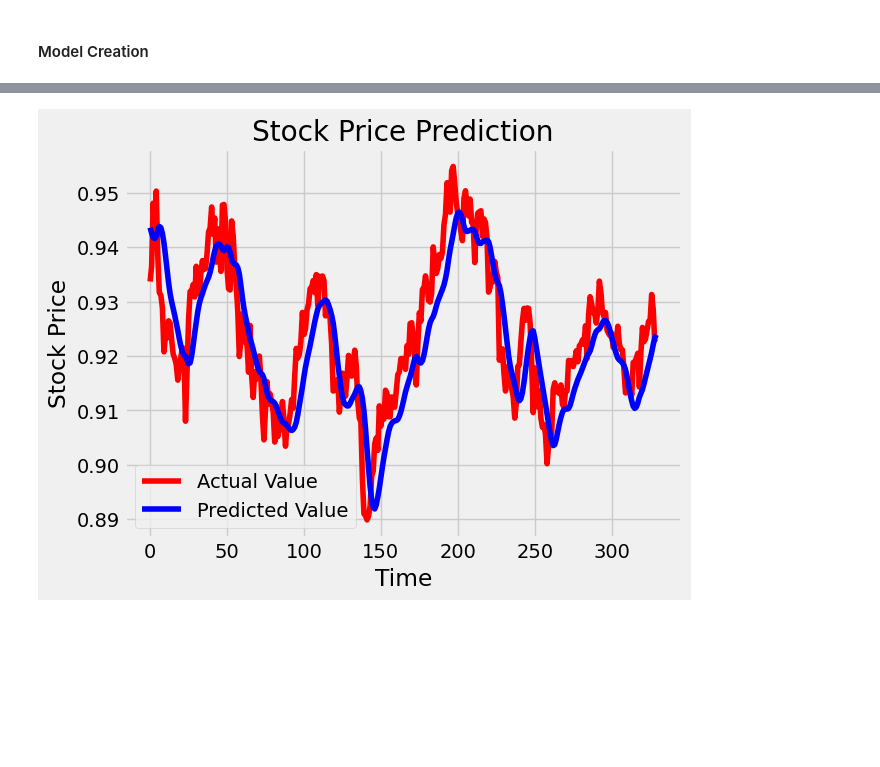
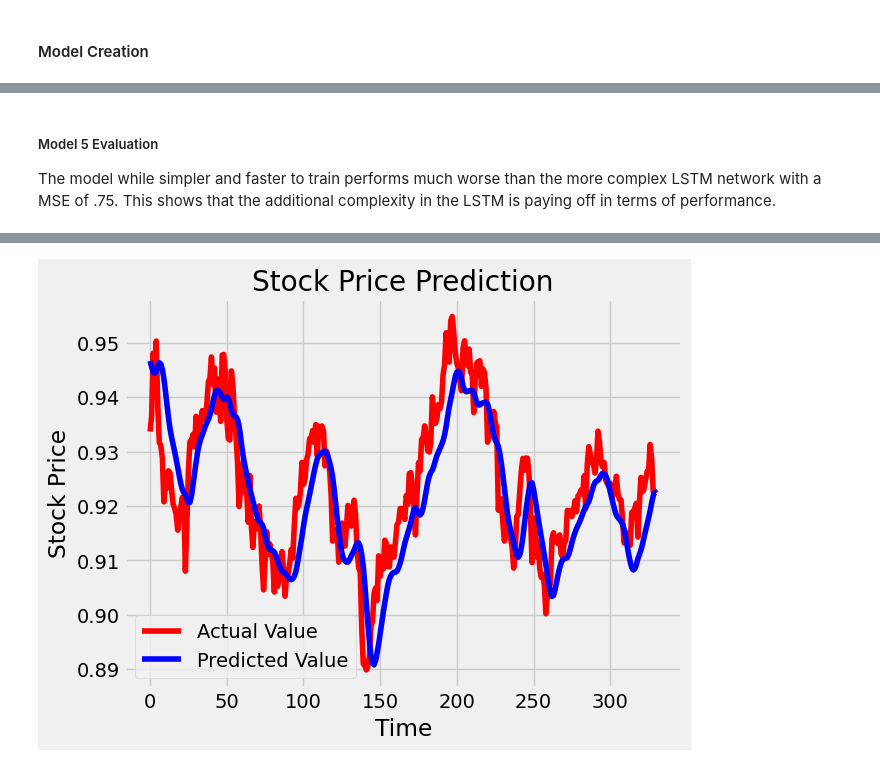
Before and after one commit to SHAKyMLRepo/-Project-10-Forex-Prediction-using-LSTM, a Jupyter notebook: ForexPredictionWIthLSTMs.ipynb, the cells around one changed output, grey strips where cells are left out. Drawn from its saved outputs; the diff is of its cells as text; code cells hidden in the pictures; blank space fills up the shorter version.

```diff
--- a/ForexPredictionWIthLSTMs.ipynb
+++ b/ForexPredictionWIthLSTMs.ipynb
@@ -746,32 +776,0 @@ plot_predictions(test_set_en[:,9],predicted_stock_price_unscaled)
-# %%
-# Prepare test data
-dataset_total_n = pd.concat((dfn[:'2022'], dfn['2023':]), axis=0)
-inputs_n = dataset_total_n[len(dataset_total_n)-len(test_set_en) - 60:].values
-inputs_n = inputs_n.reshape(-1, 10)
-inputs_features_n = inputs_n[:, :9]
-inputs_target_n = inputs_n[:, 9:]
-inputs_features_n = sc.fit_transform(inputs_features_n)
-inputs_target_n = sc.fit_transform(inputs_target_n.reshape(-1, 1))
-inputs_n = np.concatenate((inputs_features_n, inputs_target_n), axis=1)
-
-# Prepare the test data
-X_test_n = []
-for i in range(60, 390):
-    X_test_n.append(inputs_n[i-60:i, 0:8])
-X_test_n = np.array(X_test_n)
-X_test_n = np.reshape(X_test_n, (X_test_n.shape[0], X_test_n.shape[1], 8))
-
-# Get the normalized predictions
-predicted_stock_price = regressor.predict(X_test_n)
-
-# Inverse transform the predictions to get the unnormalized values
-predicted_stock_price_unscaled = sc.inverse_transform(predicted_stock_price.reshape(-1, 1))
-
-# Plot predictions
-plt.plot(test_set_en[:, 9], color='red', label='Actual Value')
-plt.plot(predicted_stock_price_unscaled, color='blue', label='Predicted Value')
-plt.title('Stock Price Prediction')
-plt.xlabel('Time')
-plt.ylabel('Stock Price')
-plt.legend()
-plt.show()
@@ -828,9 +832,0 @@ The current version version uses a dense GRU network with 100 units as opposed t
-# %%
-# Preparing X_test and predicting the prices
-X_test = []
-for i in range(60,371):
-    X_test.append(inputs[i-60:i,0])
-X_test = np.array(X_test)
-X_test = np.reshape(X_test, (X_test.shape[0],X_test.shape[1],1))
-GRU_predicted_stock_price = regressorGRU.predict(X_test)
-GRU_predicted_stock_price = sc.inverse_transform(GRU_predicted_stock_price)
@@ -844,3 +853,6 @@ plot_predictions(test_set,GRU_predicted_stock_price)
+# %% [markdown]
+##### Model 5 Evaluation
+The model while simpler and faster to train performs much worse than the more complex LSTM network with a MSE of .75. This shows that the additional complexity in the LSTM is paying off in terms of performance.
 # %%
 # Prepare test data
 dataset_total_n = pd.concat((dfn[:'2022'], dfn['2023':]), axis=0)
@@ -854,7 +866,7 @@ inputs_n = np.concatenate((inputs_features_n, inputs_target_n), axis=1)
 
 # Prepare the test data
 X_test_n = []
-for i in range(60, 390):
+for i in range(60, 391):
     X_test_n.append(inputs_n[i-60:i, 0:8])
 X_test_n = np.array(X_test_n)
 X_test_n = np.reshape(X_test_n, (X_test_n.shape[0], X_test_n.shape[1], 8))
@@ -878,4 +890,4 @@ plt.show()
-[figure, old version]
+[figure, new version]
 # %%
 # Evaluating GRU
 return_rmse(test_set_en[:, 9],predicted_stock_price_unscaled)
```
Also changed, not shown: parts of 60 cells of this notebook, 1 other file.
